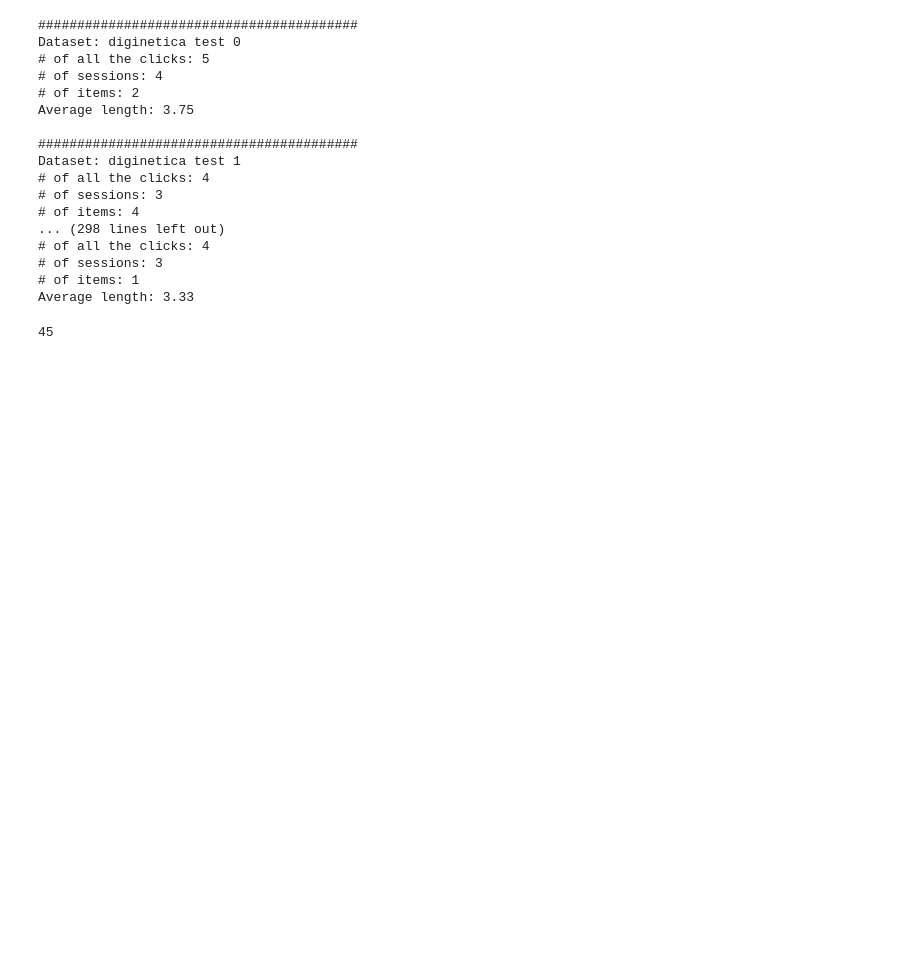
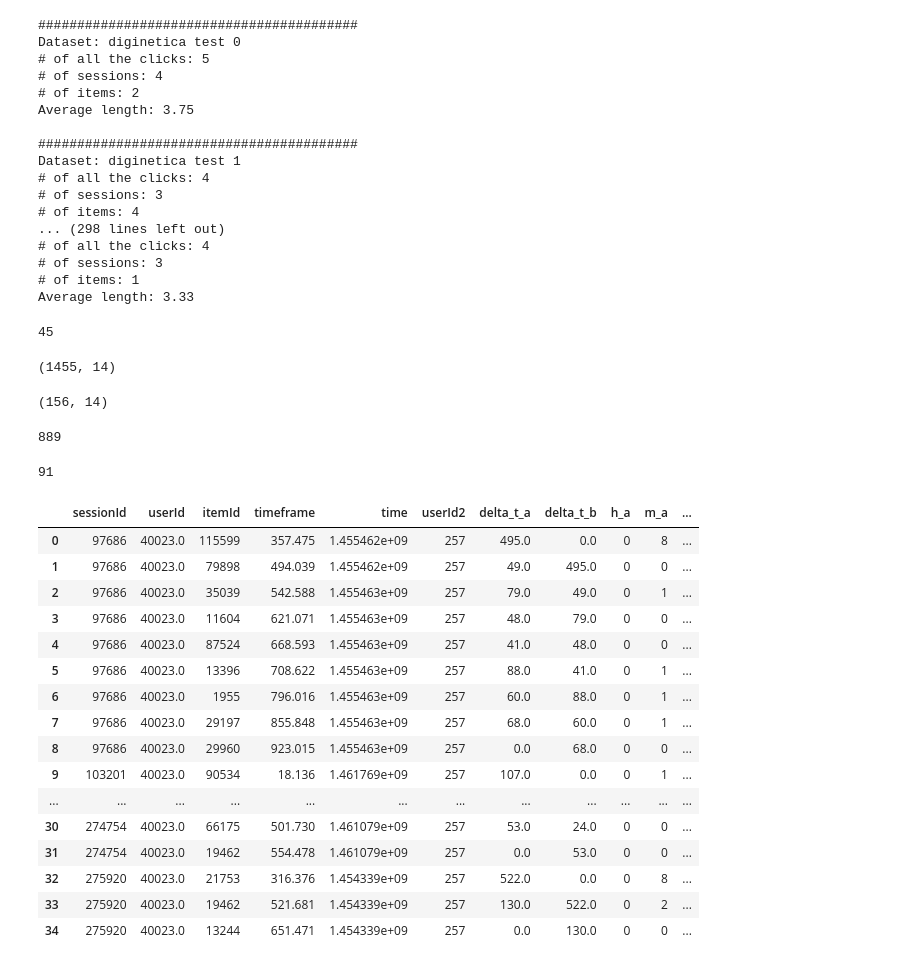
Before and after one commit to toribukit/session-based_rs_fl, a Jupyter notebook: Diginetica_preprocessing.ipynb, the cells around one changed output. Cells and saved outputs as stored; diff of their text form; code cells hidden in the pictures; blank space fills up the shorter version.

```diff
--- a/Diginetica_preprocessing.ipynb
+++ b/Diginetica_preprocessing.ipynb
@@ -697,6 +697,28 @@ for t_data in test_data_3:
 len(userId_final)
 # %% [output]
 45
+# %%
+#combine all train_data_3 into one dataframe
+train_data_4 = pd.concat(train_data_3)
+train_data_4.shape
+# %% [output]
+(1455, 14)
+# %%
+#combine all test_data_3 into one dataframe
+test_data_4 = pd.concat(test_data_3)
+test_data_4.shape
+# %% [output]
+(156, 14)
+# %%
+#get count of unique items in train_data_4
+train_data_4['itemId'].nunique()
+# %% [output]
+889
+# %%
+#get count of unique items in test_data_4
+test_data_4['itemId'].nunique()
+# %% [output]
+91
 # %%
 # Assuming train_data_3 is a list of lists
 train_data_3_np = np.array(train_data_3, dtype=object)
@@ -704,3 +726,23 @@ test_data_3_np = np.array(test_data_3, dtype=object)
 
 np.save('train_data_diginetica.npy', train_data_3_np)
 np.save('test_data_diginetica.npy', test_data_3_np)
+# %%
+train_data_3_np[0]
+# %% [output]
+|  | sessionId | userId | itemId | timeframe | time | userId2 | delta_t_a | delta_t_b | h_a | m_a | ... |
+| 0 | 97686 | 40023.0 | 115599 | 357.475 | 1.455462e+09 | 257 | 495.0 | 0.0 | 0 | 8 | ... |
+| 1 | 97686 | 40023.0 | 79898 | 494.039 | 1.455462e+09 | 257 | 49.0 | 495.0 | 0 | 0 | ... |
+| 2 | 97686 | 40023.0 | 35039 | 542.588 | 1.455463e+09 | 257 | 79.0 | 49.0 | 0 | 1 | ... |
+| 3 | 97686 | 40023.0 | 11604 | 621.071 | 1.455463e+09 | 257 | 48.0 | 79.0 | 0 | 0 | ... |
+| 4 | 97686 | 40023.0 | 87524 | 668.593 | 1.455463e+09 | 257 | 41.0 | 48.0 | 0 | 0 | ... |
+| 5 | 97686 | 40023.0 | 13396 | 708.622 | 1.455463e+09 | 257 | 88.0 | 41.0 | 0 | 1 | ... |
+| 6 | 97686 | 40023.0 | 1955 | 796.016 | 1.455463e+09 | 257 | 60.0 | 88.0 | 0 | 1 | ... |
+| 7 | 97686 | 40023.0 | 29197 | 855.848 | 1.455463e+09 | 257 | 68.0 | 60.0 | 0 | 1 | ... |
+| 8 | 97686 | 40023.0 | 29960 | 923.015 | 1.455463e+09 | 257 | 0.0 | 68.0 | 0 | 0 | ... |
+| 9 | 103201 | 40023.0 | 90534 | 18.136 | 1.461769e+09 | 257 | 107.0 | 0.0 | 0 | 1 | ... |
+| ... | ... | ... | ... | ... | ... | ... | ... | ... | ... | ... | ... |
+| 30 | 274754 | 40023.0 | 66175 | 501.730 | 1.461079e+09 | 257 | 53.0 | 24.0 | 0 | 0 | ... |
+| 31 | 274754 | 40023.0 | 19462 | 554.478 | 1.461079e+09 | 257 | 0.0 | 53.0 | 0 | 0 | ... |
+| 32 | 275920 | 40023.0 | 21753 | 316.376 | 1.454339e+09 | 257 | 522.0 | 0.0 | 0 | 8 | ... |
+| 33 | 275920 | 40023.0 | 19462 | 521.681 | 1.454339e+09 | 257 | 130.0 | 522.0 | 0 | 2 | ... |
+| 34 | 275920 | 40023.0 | 13244 | 651.471 | 1.454339e+09 | 257 | 0.0 | 130.0 | 0 | 0 | ... |
```
Also changed, not shown: 2 other files.
